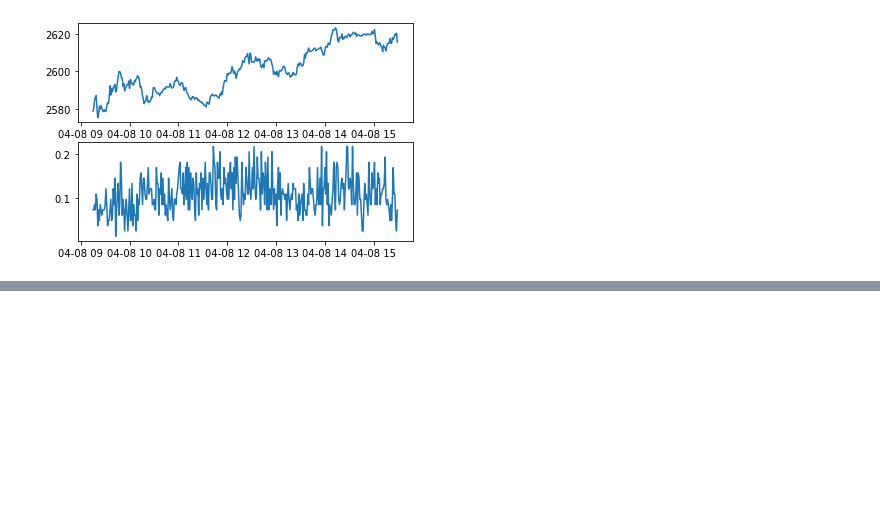
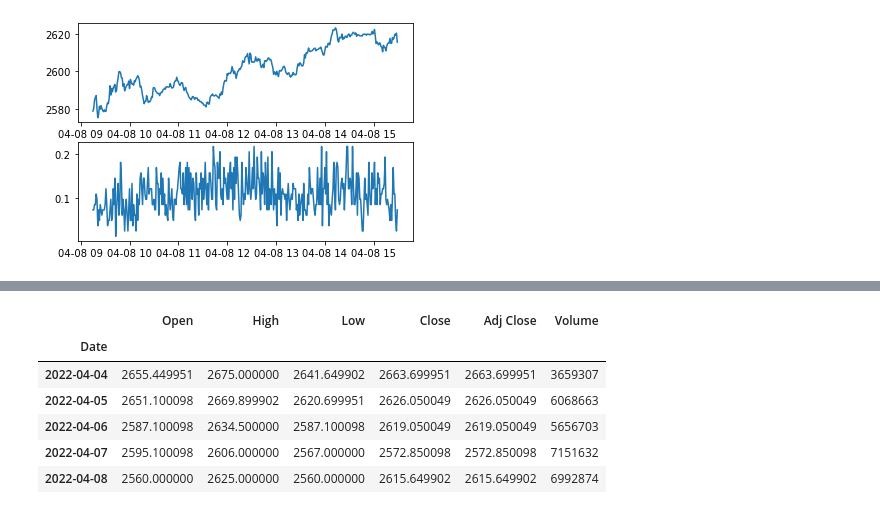
Before and after one commit to anaykale28/stratzy-assignment, a Jupyter notebook: BuzzScore.ipynb, the cells around one changed output, grey strips where cells are left out. Cells and saved outputs as stored; diff of their text form; code cells hidden in the pictures; blank space fills up the shorter version.

```diff
--- a/BuzzScore.ipynb
+++ b/BuzzScore.ipynb
@@ -130,0 +168,10 @@ plt.plot(x,z)
+# %%
+day_data
+# %% [output]
+|  | Open | High | Low | Close | Adj Close | Volume |
+| Date |  |  |  |  |  |  |
+| 2022-04-04 | 2655.449951 | 2675.000000 | 2641.649902 | 2663.699951 | 2663.699951 | 3659307 |
+| 2022-04-05 | 2651.100098 | 2669.899902 | 2620.699951 | 2626.050049 | 2626.050049 | 6068663 |
+| 2022-04-06 | 2587.100098 | 2634.500000 | 2587.100098 | 2619.050049 | 2619.050049 | 5656703 |
+| 2022-04-07 | 2595.100098 | 2606.000000 | 2567.000000 | 2572.850098 | 2572.850098 | 7151632 |
+| 2022-04-08 | 2560.000000 | 2625.000000 | 2560.000000 | 2615.649902 | 2615.649902 | 6992874 |
```
Also changed, not shown: parts of 10 cells of this notebook.
